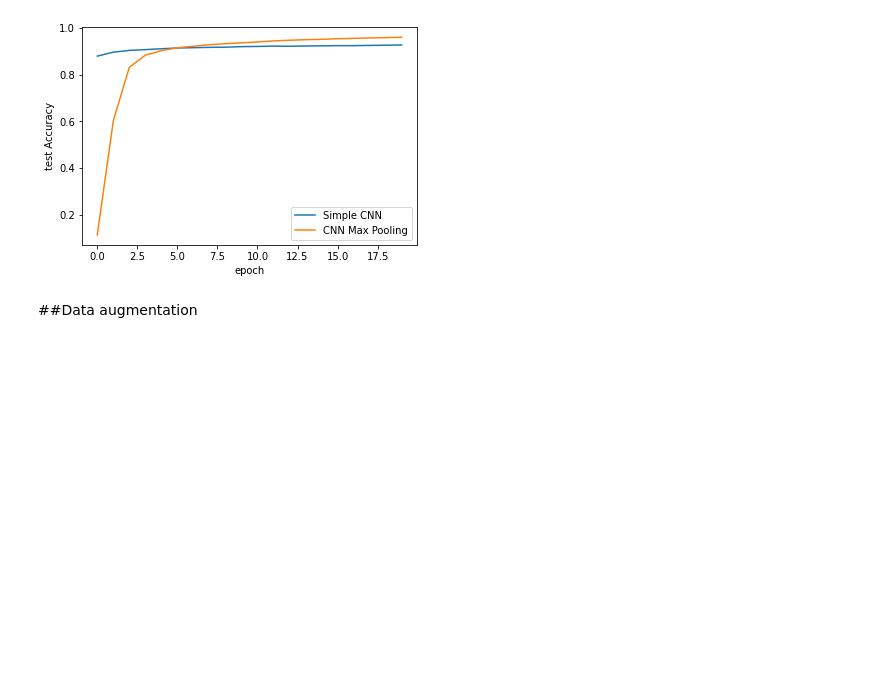
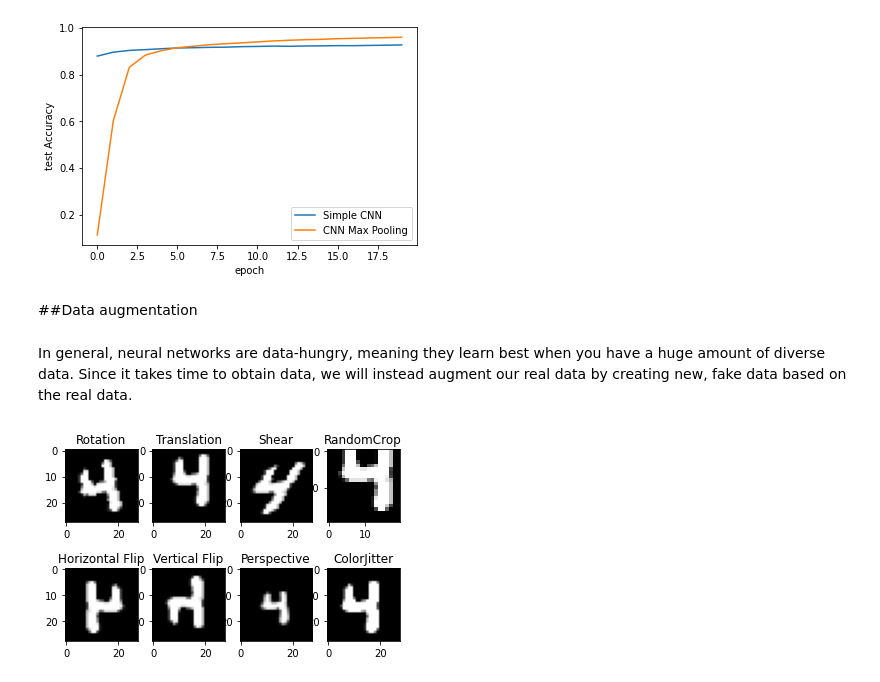
Before and after one commit to rahiakela/deep-learning-research-and-practice, a Jupyter notebook: inside-deep-learing/03-convolutional-neural-networks/01_convolutional_neural_network.ipynb, the cells around one changed output. Cells and saved outputs as stored; diff of their text form; code cells hidden in the pictures; blank space fills up the shorter version.

```diff
--- a/inside-deep-learing/03-convolutional-neural-networks/01_convolutional_neural_network.ipynb
+++ b/inside-deep-learing/03-convolutional-neural-networks/01_convolutional_neural_network.ipynb
@@ -581,3 +560,33 @@ sns.lineplot(x="epoch", y="test Accuracy", data=cnn_results_pool, label="CNN Max
 [figure]
 # %% [markdown]
 ##Data augmentation
+# %% [markdown]
+In general, neural networks are data-hungry, meaning they learn best when you have a
+huge amount of diverse data. Since it takes time to obtain data, we will instead augment
+our real data by creating new, fake data based on the real data.
+# %%
+# Several built-in transformations, given some agressive values to make their impact more obvious
+sample_transforms = {
+  "Rotation": transforms.RandomAffine(degrees=45),
+  "Translation": transforms.RandomAffine(degrees=0, translate=(0.1, 0.1)),
+  "Shear": transforms.RandomAffine(degrees=0, shear=45),
+  "RandomCrop": transforms.RandomCrop((20, 20)),
+  "Horizontal Flip": transforms.RandomHorizontalFlip(p=1.0),
+  "Vertical Flip": transforms.RandomVerticalFlip(p=1.0),
+  "Perspective": transforms.RandomPerspective(p=1.0),
+  "ColorJitter": transforms.ColorJitter(brightness=0.9, contrast=0.9)
+}
+
+# Convert the Tensor image back to a PIL image using a transform
+pil_img = transforms.ToPILImage()(img)
+
+# Plot a randomy application of each transform
+fig, ax = plt.subplots(2, 4)
+for count, (name, t) in enumerate(sample_transforms.items()):
+  row = count % 4
+  col = count // 4
+  ax[col, row].imshow(t(pil_img), cmap="gray")
+  ax[col, row].set_title(name)
+plt.show()
+# %% [output]
+[figure, added]
```
Also changed, not shown: parts of 9 cells of this notebook.
